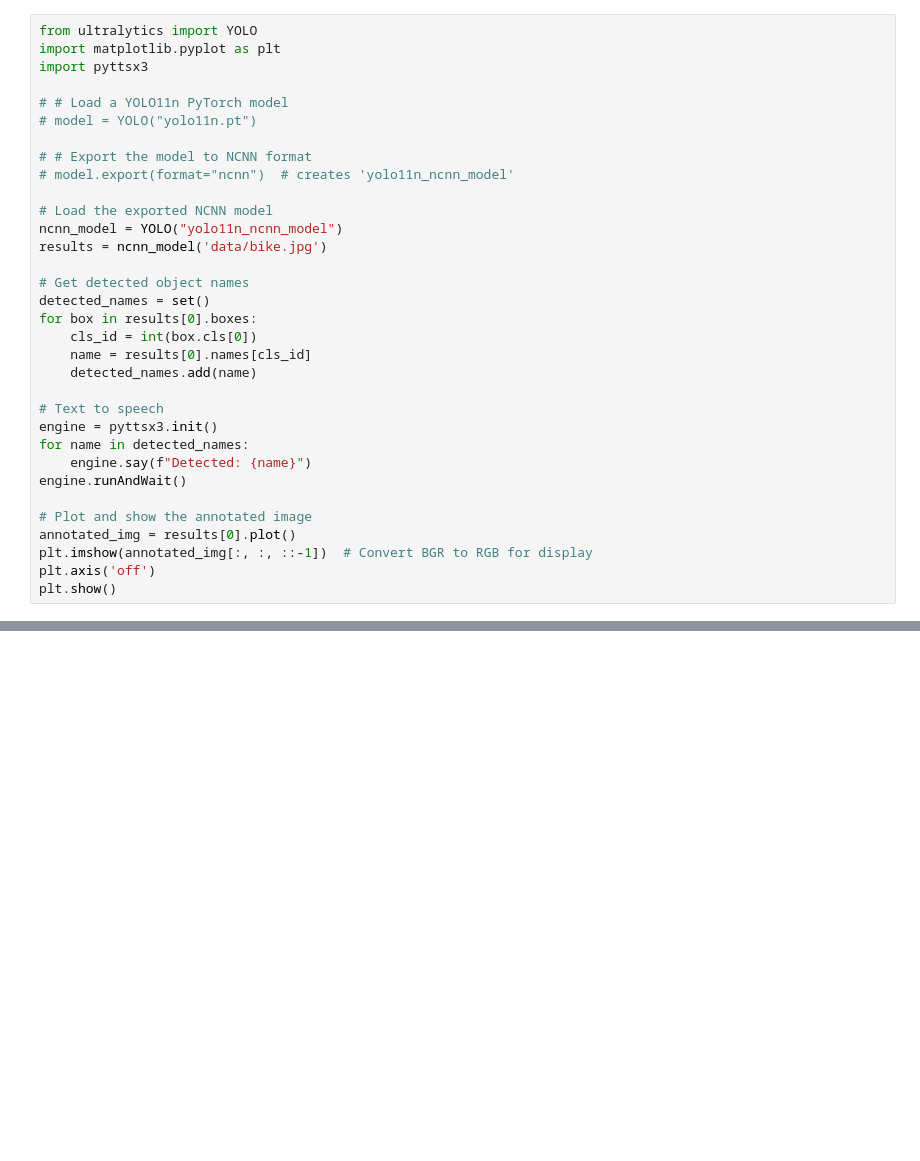
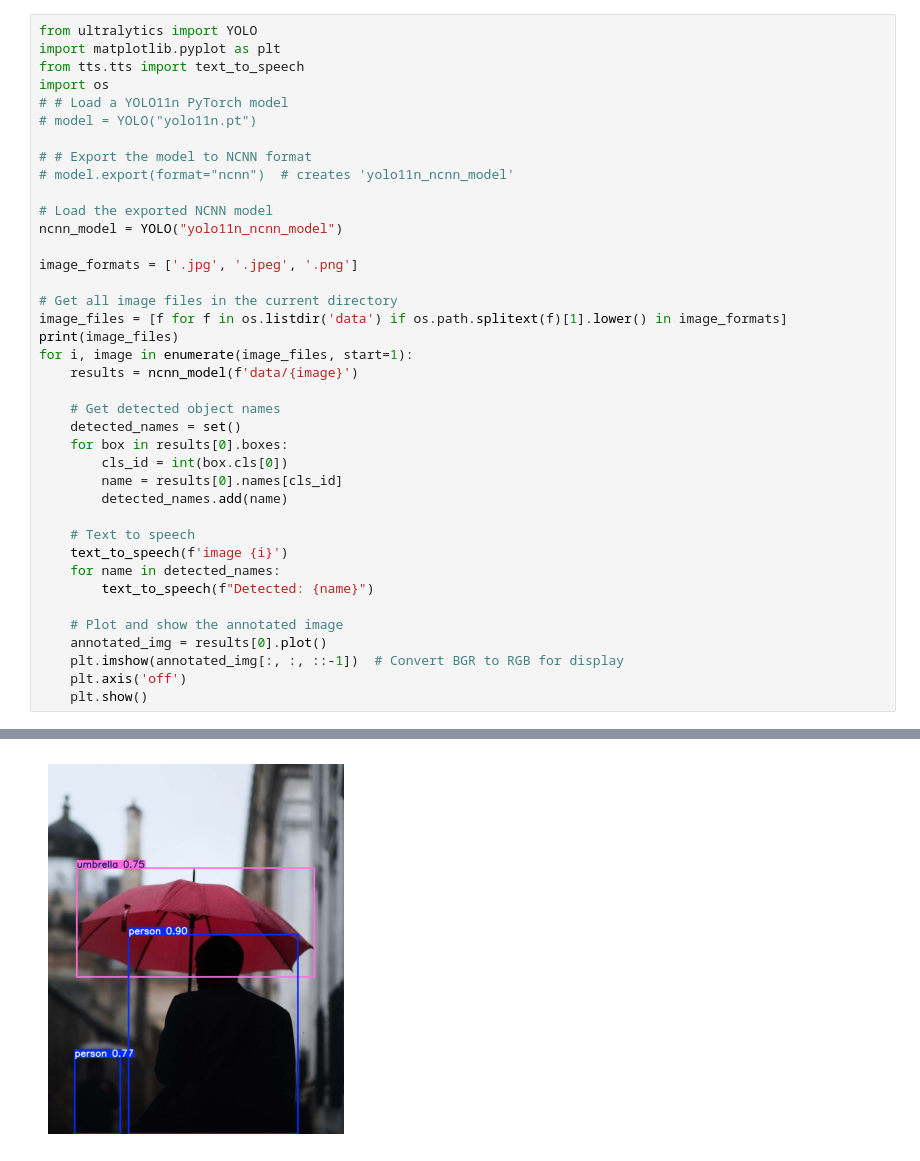
Before and after one commit to Navsight-AI/navsight-ai, a Jupyter notebook: src/test_yolo_model.ipynb, the cells around one changed output, grey strips where cells are left out. Cells and saved outputs as stored; diff of their text form; blank space fills up the shorter version.

Commit message:
chore: test model with the developed text to speech function

```diff
--- a/src/test_yolo_model.ipynb
+++ b/src/test_yolo_model.ipynb
@@ -1,8 +1,8 @@
 # %%
 from ultralytics import YOLO
 import matplotlib.pyplot as plt
-import pyttsx3
-
+from tts.tts import text_to_speech
+import os
 # # Load a YOLO11n PyTorch model
 # model = YOLO("yolo11n.pt")
 
@@ -11,25 +11,31 @@ import pyttsx3
 
 # Load the exported NCNN model
 ncnn_model = YOLO("yolo11n_ncnn_model")
-results = ncnn_model('data/bike.jpg')
 
-# Get detected object names
-detected_names = set()
-for box in results[0].boxes:
-    cls_id = int(box.cls[0])
-    name = results[0].names[cls_id]
-    detected_names.add(name)
+image_formats = ['.jpg', '.jpeg', '.png']
 
-# Text to speech
-engine = pyttsx3.init()
-for name in detected_names:
-    engine.say(f"Detected: {name}")
-engine.runAndWait()
+# Get all image files in the current directory
+image_files = [f for f in os.listdir('data') if os.path.splitext(f)[1].lower() in image_formats]
+print(image_files)
+for i, image in enumerate(image_files, start=1):
+    results = ncnn_model(f'data/{image}')
 
-# Plot and show the annotated image
-annotated_img = results[0].plot()
-plt.imshow(annotated_img[:, :, ::-1])  # Convert BGR to RGB for display
-plt.axis('off')
-plt.show()
+    # Get detected object names
+    detected_names = set()
+    for box in results[0].boxes:
+        cls_id = int(box.cls[0])
+        name = results[0].names[cls_id]
+        detected_names.add(name)
+
+    # Text to speech
+    text_to_speech(f'image {i}')
+    for name in detected_names:
+        text_to_speech(f"Detected: {name}")
+
+    # Plot and show the annotated image
+    annotated_img = results[0].plot()
+    plt.imshow(annotated_img[:, :, ::-1])  # Convert BGR to RGB for display
+    plt.axis('off')
+    plt.show()
 # %% [output]
 WARNING Unable to automatically guess model task, assuming 'task=detect'. Explicitly define task for your model, i.e. 'task=detect', 'segment', 'classify','pose' or 'obb'.
@@ -40,0 +80 @@ Speed: 15.0ms preprocess, 235.8ms inference, 2.4ms postprocess per image at shap
+[figure, added]
```
Also changed, not shown: parts of 2 cells of this notebook.
